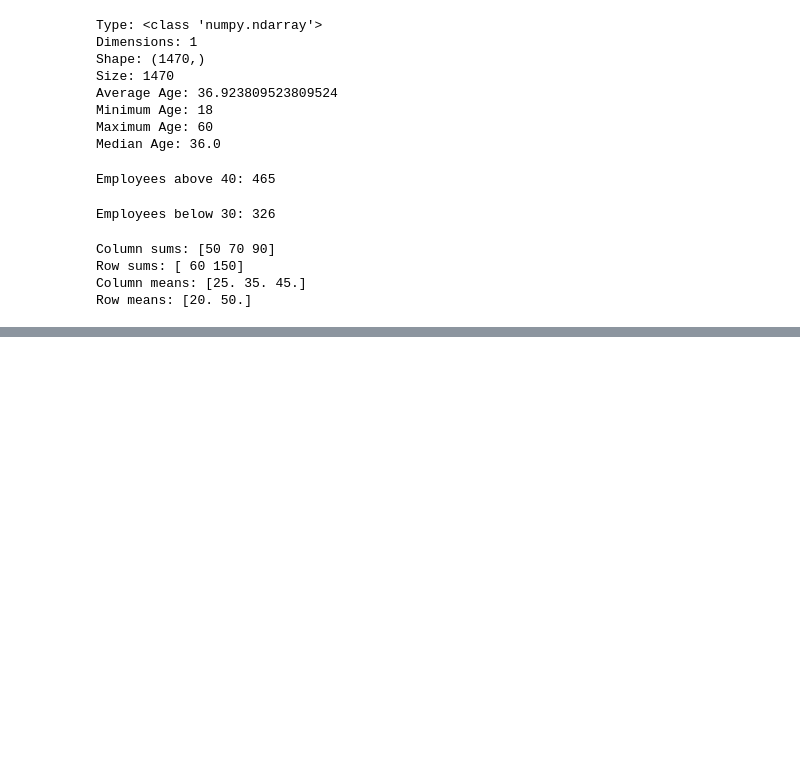
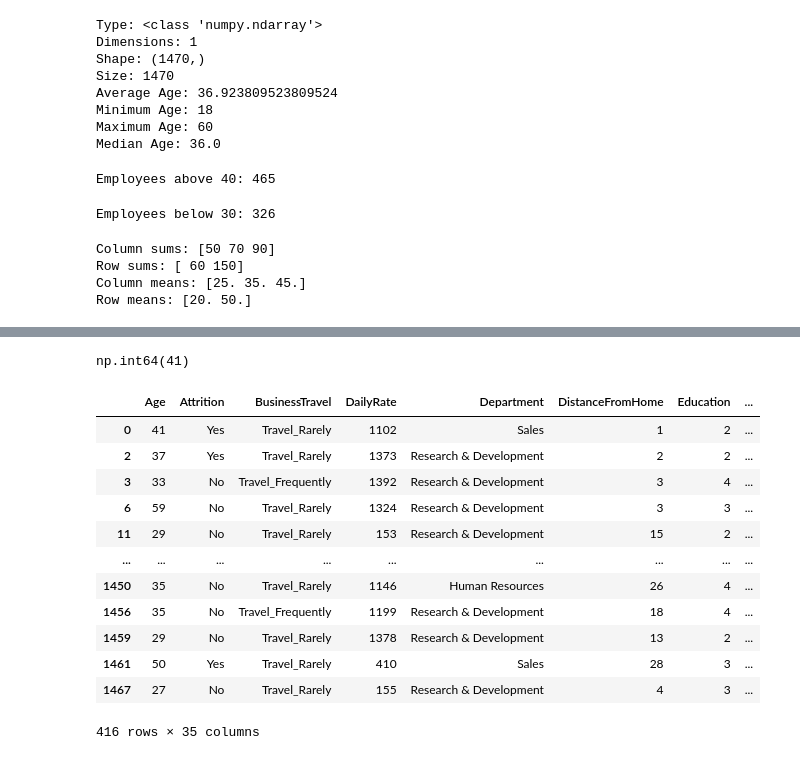
Before and after one commit to Prad3025/employee-attrition-ml, a Jupyter notebook: notebooks/01_business_and_data_understanding.ipynb, the cells around one changed output, grey strips where cells are left out. Saved outputs shown, nothing was run; the diff lists cells and outputs as text; code cells hidden in the pictures; blank space fills up the shorter version.

```diff
--- a/notebooks/01_business_and_data_understanding.ipynb
+++ b/notebooks/01_business_and_data_understanding.ipynb
@@ -318,0 +444,20 @@ Row means: [20. 50.]
+# %%
+df.loc[0,"Age"]
+# %% [output]
+np.int64(41)
+# %%
+df[df["OverTime"]=="Yes"]
+# %% [output]
+|  | Age | Attrition | BusinessTravel | DailyRate | Department | DistanceFromHome | Education | ... |
+| 0 | 41 | Yes | Travel_Rarely | 1102 | Sales | 1 | 2 | ... |
+| 2 | 37 | Yes | Travel_Rarely | 1373 | Research & Development | 2 | 2 | ... |
+| 3 | 33 | No | Travel_Frequently | 1392 | Research & Development | 3 | 4 | ... |
+| 6 | 59 | No | Travel_Rarely | 1324 | Research & Development | 3 | 3 | ... |
+| 11 | 29 | No | Travel_Rarely | 153 | Research & Development | 15 | 2 | ... |
+| ... | ... | ... | ... | ... | ... | ... | ... | ... |
+| 1450 | 35 | No | Travel_Rarely | 1146 | Human Resources | 26 | 4 | ... |
+| 1456 | 35 | No | Travel_Frequently | 1199 | Research & Development | 18 | 4 | ... |
+| 1459 | 29 | No | Travel_Rarely | 1378 | Research & Development | 13 | 2 | ... |
+| 1461 | 50 | Yes | Travel_Rarely | 410 | Sales | 28 | 3 | ... |
+| 1467 | 27 | No | Travel_Rarely | 155 | Research & Development | 4 | 3 | ... |
+416 rows × 35 columns
```
Also changed, not shown: parts of 13 cells of this notebook.
